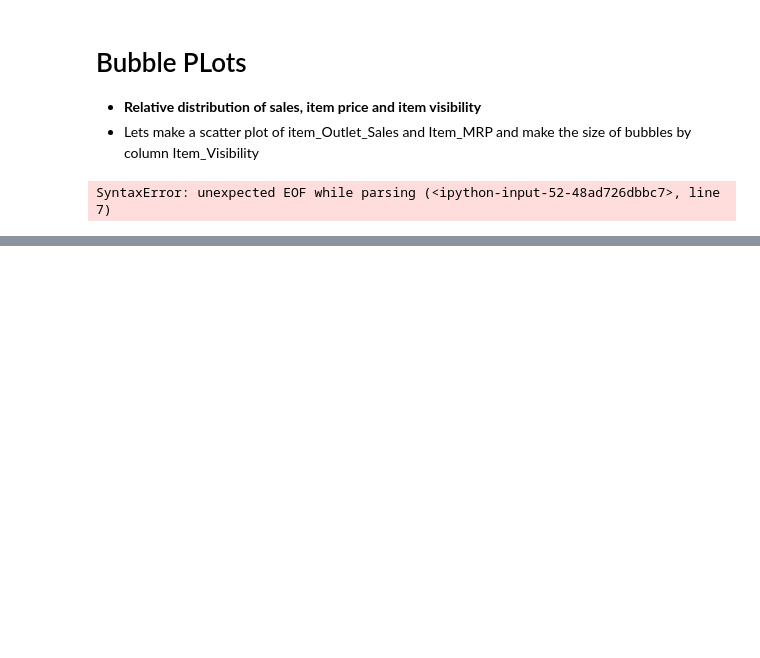
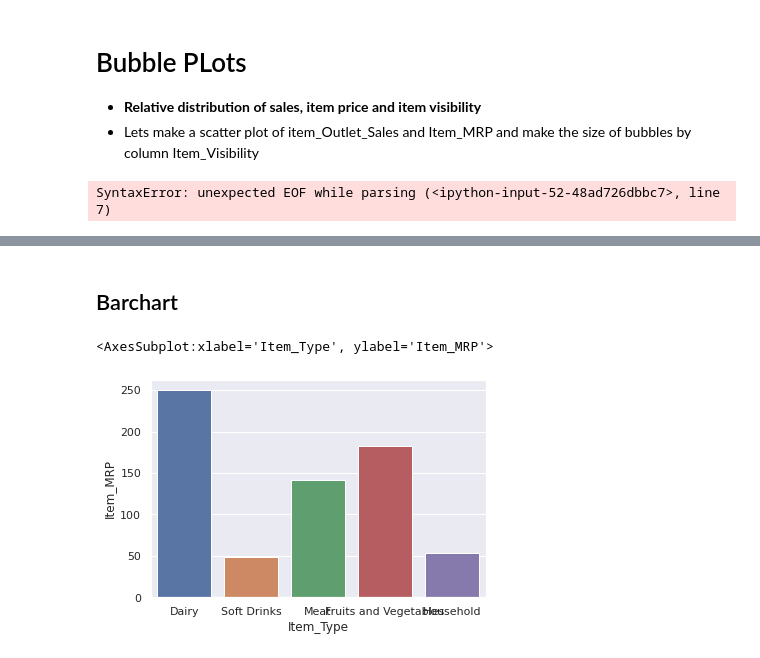
Before and after one commit to peterwainah/Data_analysi, a Jupyter notebook: Data Visualization .ipynb, the cells around one changed output, grey strips where cells are left out. Drawn from its saved outputs; the diff is of its cells as text; code cells hidden in the pictures; blank space fills up the shorter version.

```diff
--- a/Data Visualization .ipynb
+++ b/Data Visualization .ipynb
@@ -285,0 +320,7 @@ SyntaxError: unexpected EOF while parsing (<ipython-input-52-48ad726dbbc7>, line
+# %% [markdown]
+## Barchart
+# %%
+sns.barplot(x="Item_Type", y="Item_MRP", data=data_BM[:5])
+# %% [output]
+<AxesSubplot:xlabel='Item_Type', ylabel='Item_MRP'>
+[figure, added]
```
Also changed, not shown: parts of 30 cells of this notebook, 1 other file.
